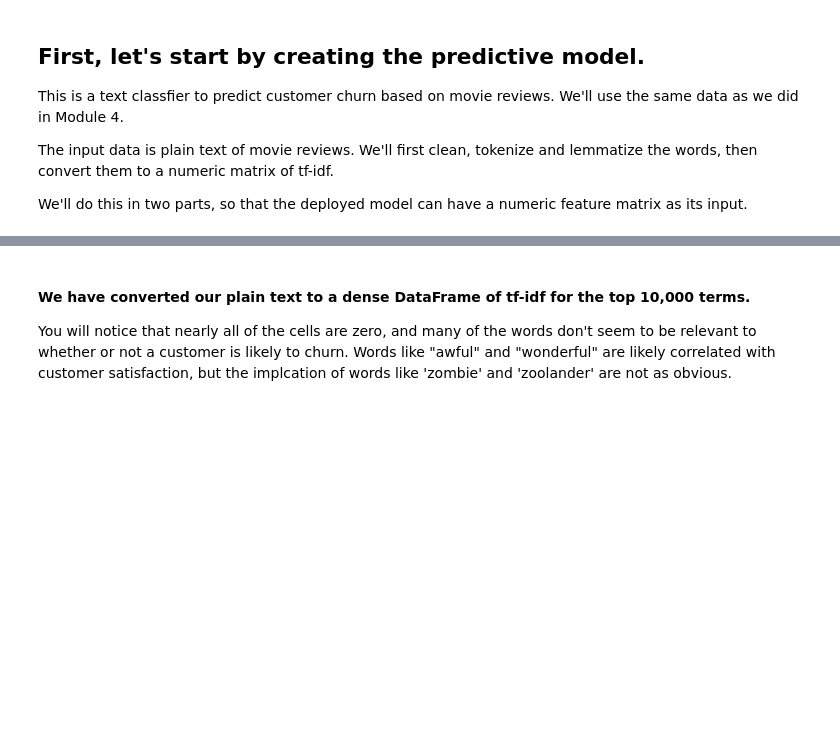
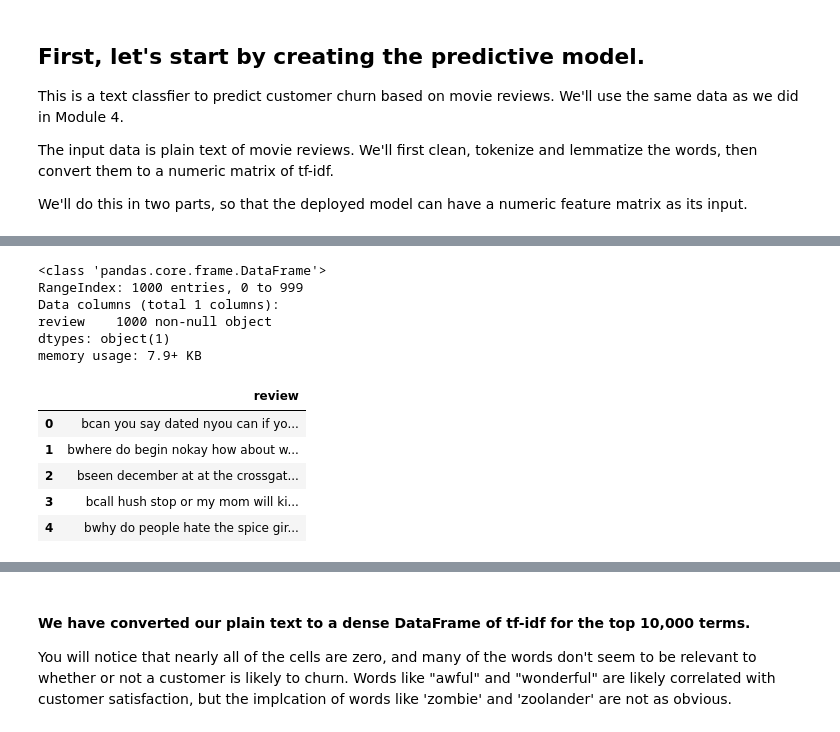
Before and after one commit to abhishekdiphu/IBM_AI_Enterprise_Workflow, a Jupyter notebook: AI_Workflow_Production/week02/openscale-tutorial/m6-tutorial-watson-openscale.ipynb, the cells around one changed output, grey strips where cells are left out. Drawn from its saved outputs; the diff is of its cells as text; code cells hidden in the pictures; blank space fills up the shorter version.

```diff
--- a/AI_Workflow_Production/week02/openscale-tutorial/m6-tutorial-watson-openscale.ipynb
+++ b/AI_Workflow_Production/week02/openscale-tutorial/m6-tutorial-watson-openscale.ipynb
@@ -64,0 +101,9 @@ print(X.head())
+# %%
+pdf.info()
+# %% [output]
+<class 'pandas.core.frame.DataFrame'>
+RangeIndex: 1000 entries, 0 to 999
+Data columns (total 1 columns):
+review    1000 non-null object
+dtypes: object(1)
+memory usage: 7.9+ KB
@@ -64,0 +114,12 @@ print(X.head())
+# %%
+import pandas as pd
+df = pd.read_csv("lemmatize_data_without_index.csv")
+# %%
+df.head(5)
+# %% [output]
+|  | review |
+| 0 | bcan you say dated nyou can if yo... |
+| 1 | bwhere do begin nokay how about w... |
+| 2 | bseen december at at the crossgat... |
+| 3 | bcall hush stop or my mom will ki... |
+| 4 | bwhy do people hate the spice gir... |
```
Also changed, not shown: parts of 52 cells of this notebook, 7 other files.
